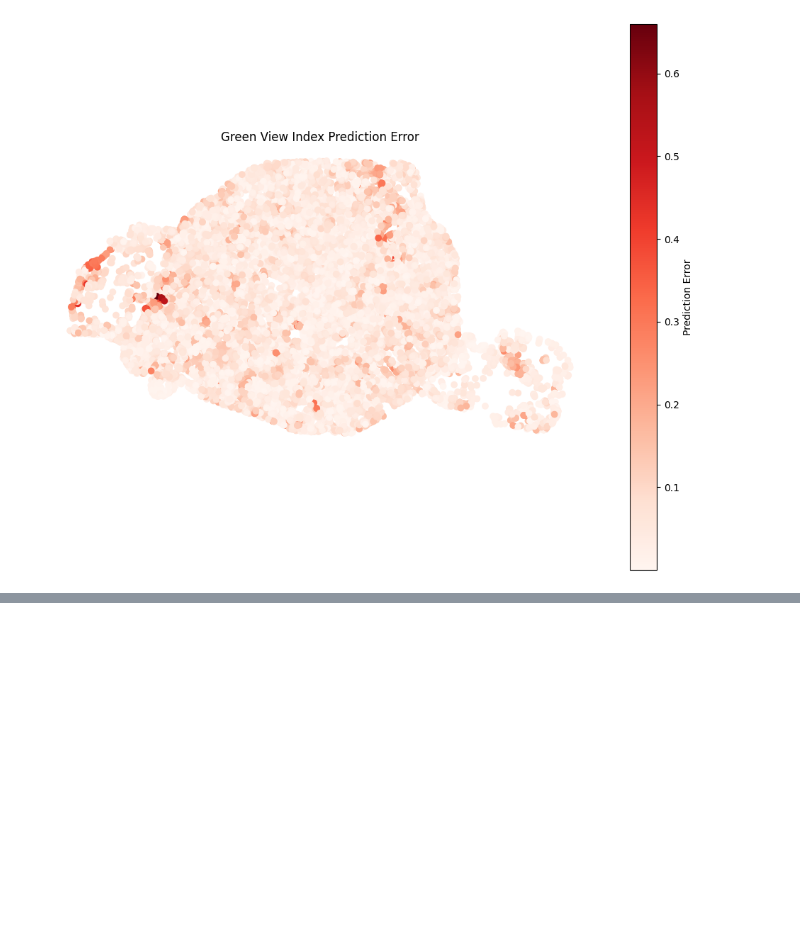
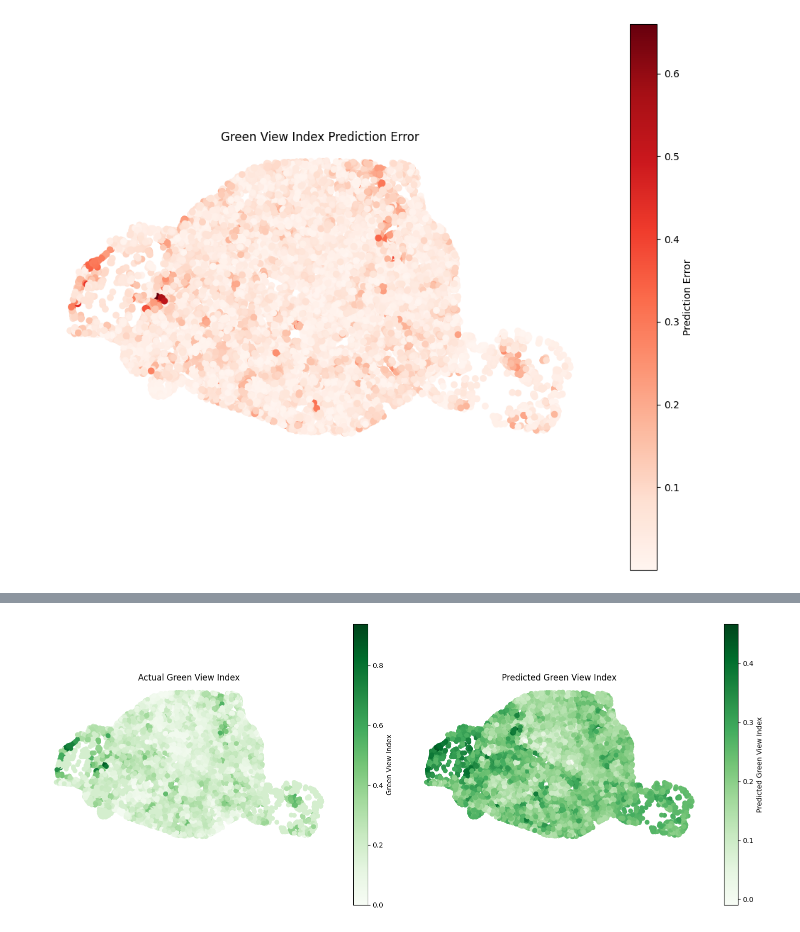
Before and after one commit to StefanoCarotti/FBK, a Jupyter notebook: GDS/Urbanity/Paris_greenview.ipynb, the cells around one changed output, grey strips where cells are left out. Cells and saved outputs as stored; diff of their text form; code cells hidden in the pictures; blank space fills up the shorter version.

Commit message:
Added application with TransformerConv

```diff
--- a/GDS/Urbanity/Paris_greenview.ipynb
+++ b/GDS/Urbanity/Paris_greenview.ipynb
@@ -352,0 +497,5 @@ plt.show()
+# %%
+# Load best model for final evaluation
+model.load_state_dict(torch.load('best_green_view_gat.pt'))
+test_loss = evaluate_tr(data.test_mask)
+print(f'Final Test Results - Loss: {test_loss:.4f}')
@@ -352,0 +504,24 @@ plt.show()
+# %%
+# Generate predictions for all nodes
+model.eval()
+with torch.no_grad():
+    predictions = model(data).squeeze().cpu().numpy()
+# Add predictions back to the geodataframe for visualization
+paris_100m_nodes['predicted_green_view'] = predictions
+# Visualize results
+fig, (ax1, ax2) = plt.subplots(1, 2, figsize=(15, 6))
+# Actual Green View Index
+paris_100m_nodes.plot(column='Green View', cmap='Greens',
+                     legend=True, ax=ax1, legend_kwds={'label': "Green View Index"})
+ax1.set_title('Actual Green View Index')
+ax1.set_axis_off()
+# Predicted Green View Index
+paris_100m_nodes.plot(column='predicted_green_view', cmap='Greens',
+                     legend=True, ax=ax2, legend_kwds={'label': "Predicted Green View Index"})
+ax2.set_title('Predicted Green View Index')
+ax2.set_axis_off()
+plt.tight_layout()
+#plt.savefig('green_view_prediction_results_transformer.png')
+plt.show()
+# %% [output]
+[figure, added]
```
Also changed, not shown: parts of 11 cells of this notebook.
